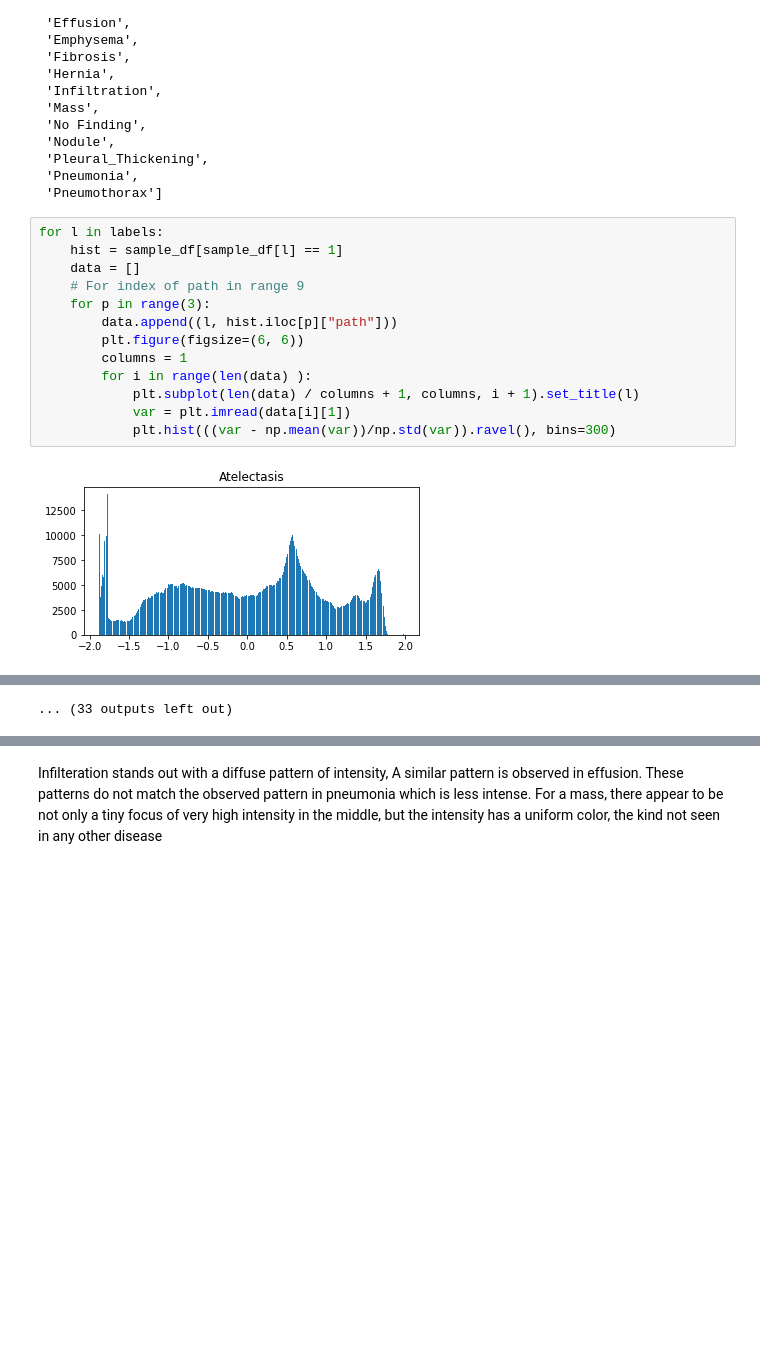
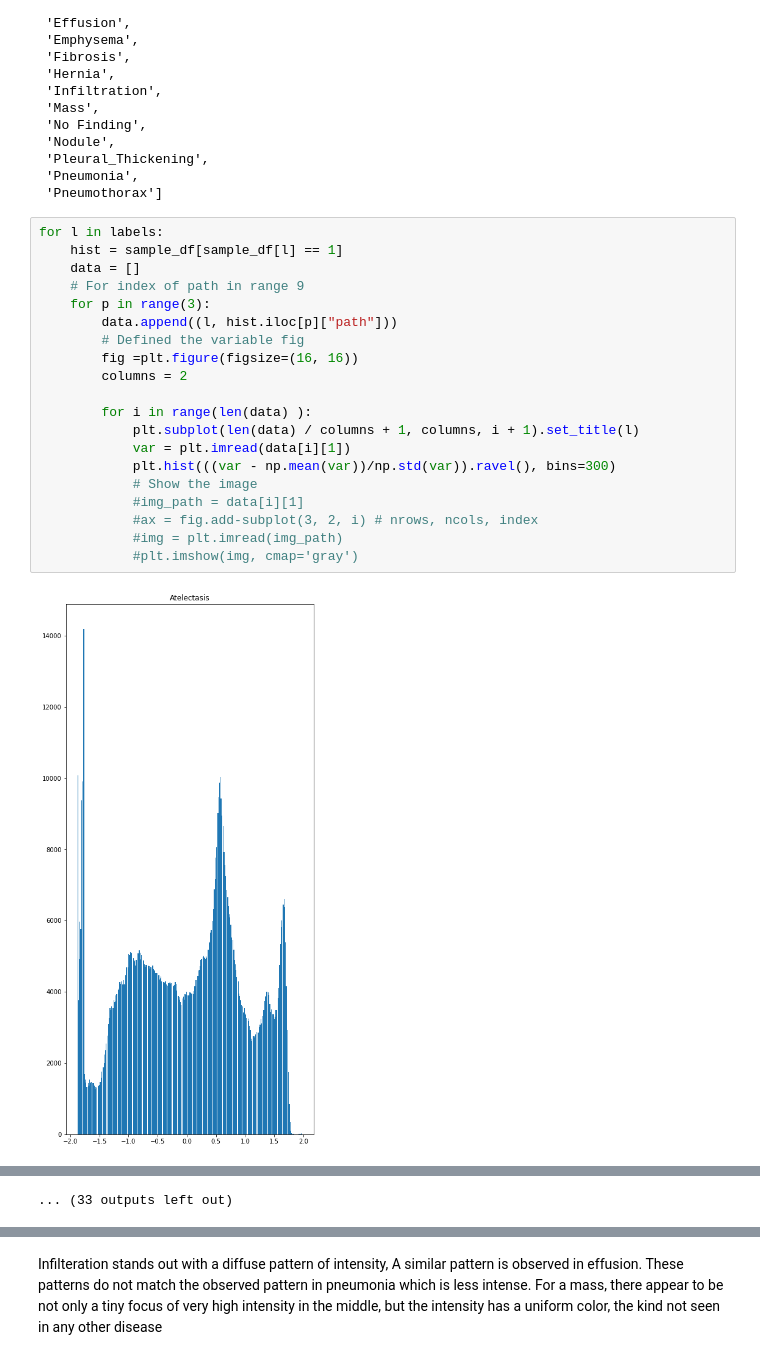
Before and after one commit to k0f1/Pneumonia-algorithm, a Jupyter notebook: EDA.ipynb, the cells around one changed output, grey strips where cells are left out. Cells and saved outputs as stored; diff of their text form; blank space fills up the shorter version.

Commit message:
This commit works on shoing images and intensity values

```diff
--- a/EDA.ipynb
+++ b/EDA.ipynb
@@ -519,15 +528,22 @@ labels
 # %%
 for l in labels:
     hist = sample_df[sample_df[l] == 1]
     data = []
     # For index of path in range 9
     for p in range(3):
         data.append((l, hist.iloc[p]["path"]))
-        plt.figure(figsize=(6, 6))
-        columns = 1
+        # Defined the variable fig
+        fig =plt.figure(figsize=(16, 16))
+        columns = 2
+
         for i in range(len(data) ):
             plt.subplot(len(data) / columns + 1, columns, i + 1).set_title(l)
             var = plt.imread(data[i][1])
             plt.hist(((var - np.mean(var))/np.std(var)).ravel(), bins=300)
+            # Show the image
+            #img_path = data[i][1]
+            #ax = fig.add-subplot(3, 2, i) # nrows, ncols, index
+            #img = plt.imread(img_path)
+            #plt.imshow(img, cmap='gray')
 # %% [output]
-[figure, old version]
+[figure, new version]
```
Also changed, not shown: parts of 34 cells of this notebook.
